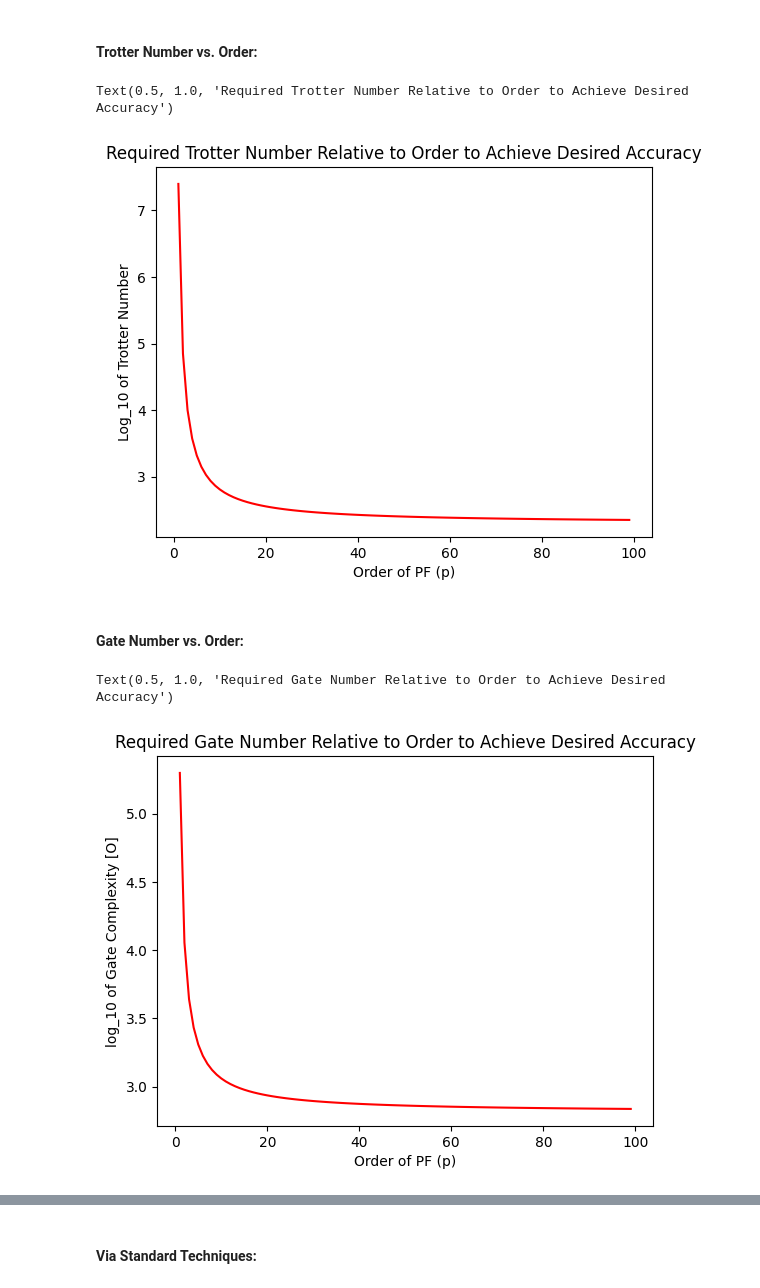
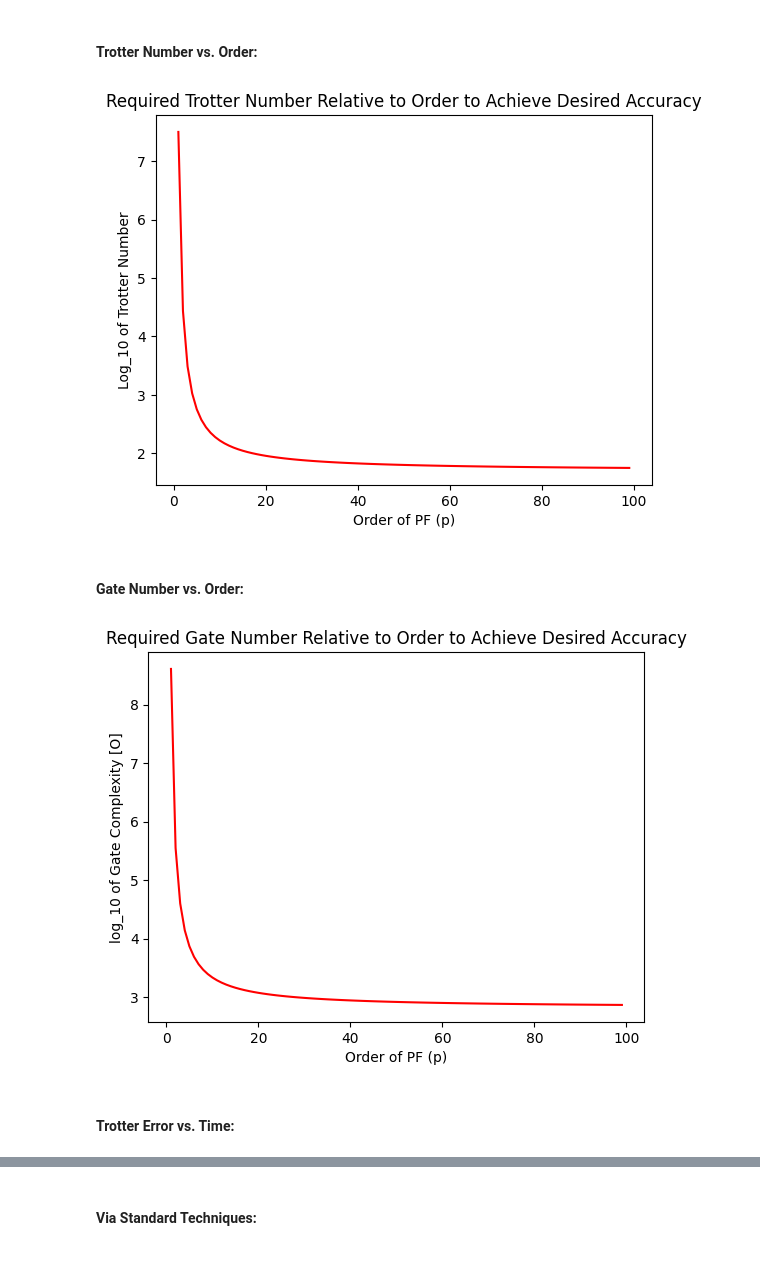
Before and after one commit to SeanSR5/PNNL_SULI_2023, a Jupyter notebook: QuantAlgos/Product-Formulas.ipynb, the cells around one changed output, grey strips where cells are left out. Cells and saved outputs as stored; diff of their text form; code cells hidden in the pictures; blank space fills up the shorter version.

```diff
--- a/QuantAlgos/Product-Formulas.ipynb
+++ b/QuantAlgos/Product-Formulas.ipynb
@@ -527,10 +550,11 @@ gate_compl = list()
 Order_range = np.arange(1, 100, 1)
 
 for j in range(len(Order_range)):
-    gate_compl.append(len(qubit_h2_Ham) * alpha_comm_h2**(1/Order_range[j]) * evo_time_range[-1]**(1+1/Order_range[j]))
+    gate_compl.append(len(qubit_h2_Ham) * np.real(((alpha_comm_h2**(1/Order_range[j]) * evo_time_range[-1])**(1+1/Order_range[j])) / epsilon**(1/Order_range[j])))
 
-plt.plot(Order_range, gate_compl, color="red")
+plt.plot(Order_range, np.log10(gate_compl), color="red")
 plt.xlabel("Order of PF (p)")
-plt.ylabel("Gate Complexity [O]")
+plt.ylabel("Log10 of Gate Complexity [O]")
 plt.title("Required Gate Number Relative to Order to Achieve Desired Accuracy")
+plt.savefig('./Plots/Product Formulas/Relationship Diagrams/h2_GateNum_vs_Order_' + str(PF_order) + 'o_' + str(Trotter_Num) + 'r.png')
 # %% [output]
@@ -538,0 +564,13 @@ Text(0.5, 1.0, 'Required Gate Number Relative to Order to Achieve Desired Accura
+# %%
+# Plot the relationship between Trotter Error vs. Time (relative to Trotter Number):
+
+error_list = list()
+
+for j in range(len(evo_time_range)):
+    error_list.append(np.real((alpha_comm_h2 * evo_time_range[j]**(PF_order + 1)) / Trotter_Num))
+
+plt.plot(evo_time_range, error_list, color="red")
+plt.xlabel("Time (s)")
+plt.ylabel("Trotter Error")
+plt.title("Calculated Trotter Error Relative to Time, Trot. Num = " + str(Trotter_Num))
+plt.savefig('./Plots/Product Formulas/Relationship Diagrams/h2_Error_vs_Time_' + str(PF_order) + 'o_' + str(Trotter_Num) + 'r_' + str(evo_time_range[-1]) + 's.png')
@@ -666,9 +705,9 @@ We will now implement simple 1-D Heisenberg Model Hamiltonians using the theory
 # %%
 # Instantiate Line_Lattice for Hamiltonian generation:
 
-line_lattice = LineLattice(num_nodes=4, boundary_condition=BoundaryCondition.OPEN)
-heisenberg_model = HeisenbergModel(line_lattice, (1.0, 1.0, 1.0), (0.0, 0.0, 1.0))
-line_lattice.draw()
+heisenberg_line_lattice = LineLattice(num_nodes=4, boundary_condition=BoundaryCondition.OPEN)
+heisenberg_model = HeisenbergModel(heisenberg_line_lattice, (1.0, 1.0, 1.0), (0.0, 0.0, 1.0))
+heisenberg_line_lattice.draw()
 # %% [output]
 [figure]
 # %%
@@ -810,30 +855,32 @@ hb_Order_range = np.arange(1, 100, 1) # Range to plot Product Formula order
 hb_Trotter_num_range = list() # List for Trotter Number required per order and qubits.
 
 for j in range(len(hb_Order_range)):
-    hb_Trotter_num_range.append(np.log10(((qubit_hb_Ham.num_qubits * hb_evo_time_range[-1])**(1+1/hb_Order_range[j])) / hb_epsilon**(1/hb_Order_range[j])))
+    hb_Trotter_num_range.append(np.log10(np.real(((hb_a_comm**(1/hb_Order_range[j]) * hb_evo_time_range[-1])**(1+1/hb_Order_range[j])) / hb_epsilon**(1/hb_Order_range[j]))))
 
 plt.plot(hb_Order_range, hb_Trotter_num_range, color="red")
 plt.xlabel("Order of PF (p)")
 plt.ylabel("Log_10 of Trotter Number")
 plt.title("Required Trotter Number Relative to Order to Achieve Desired Accuracy")
+plt.savefig('./Plots/Product Formulas/Relationship Diagrams/Heisenberg_TrotterNum_vs_Order_' + str(hb_PF_order) + 'o_' + str(Trotter_Num) + 'r.png')
 # %% [output]
-Text(0.5, 1.0, 'Required Trotter Number Relative to Order to Achieve Desired Accuracy')
-[figure, old version]
+[figure, new version]
 # %% [markdown]
 #### Gate Number vs. Order:
 # %%
 # Plot the relationship between Product Formula Order and Gate Complexity:
 
 hb_gate_compl = list()
 hb_Order_range = np.arange(1, 100, 1)
 
 for j in range(len(hb_Order_range)):
-    hb_gate_compl.append(len(qubit_hb_Ham) * hb_a_comm**(1/hb_Order_range[j]) * hb_evo_time_range[-1]**(1+1/hb_Order_range[j]))
+    hb_gate_compl.append(len(qubit_hb_Ham) * ((hb_a_comm**(1/hb_Order_range[j]) * hb_evo_time_range[-1])**(1+1/hb_Order_range[j])) / hb_epsilon**(1/hb_Order_range[j]))
 
 plt.plot(hb_Order_range, np.log10(hb_gate_compl), color="red")
 plt.xlabel("Order of PF (p)")
 plt.ylabel("log_10 of Gate Complexity [O]")
 plt.title("Required Gate Number Relative to Order to Achieve Desired Accuracy")
+plt.savefig('./Plots/Product Formulas/Relationship Diagrams/Heisenberg_GateNum_vs_Order_' + str(hb_Trotter_Num) + 'r_' + str(heisenberg_line_lattice.num_nodes) + 'N.png')
 # %% [output]
-Text(0.5, 1.0, 'Required Gate Number Relative to Order to Achieve Desired Accuracy')
-[figure, old version]
+[figure, new version]
+# %% [markdown]
+#### Trotter Error vs. Time:
```
Also changed, not shown: parts of 56 cells of this notebook, 26 other files.
